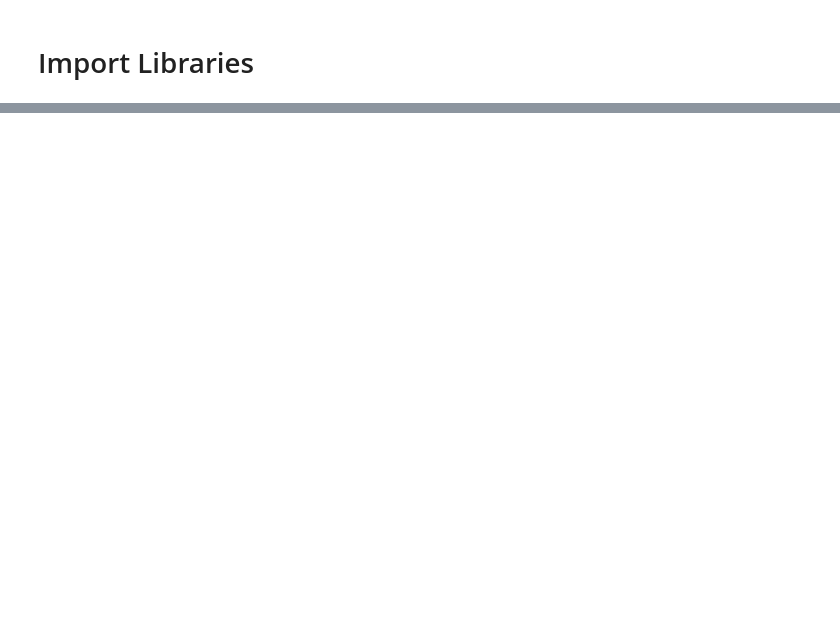
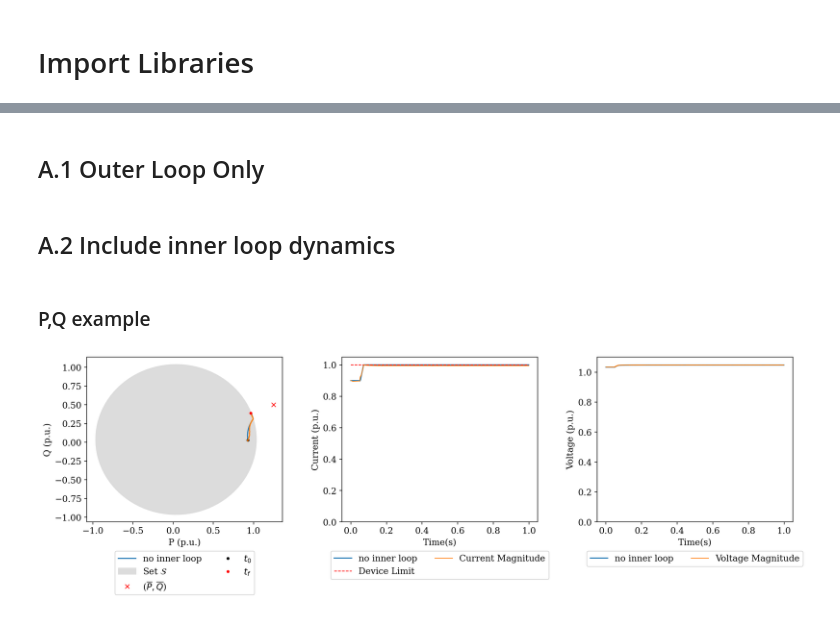
Before and after one commit to lpstreitmatter/Optimal-Safe-Converter-Control, a Jupyter notebook: Optimal_Safe_Converter_Control.ipynb, the cells around one changed output, grey strips where cells are left out. Saved outputs shown, nothing was run; the diff lists cells and outputs as text; code cells hidden in the pictures; blank space fills up the shorter version.

```diff
--- a/Optimal_Safe_Converter_Control.ipynb
+++ b/Optimal_Safe_Converter_Control.ipynb
@@ -71,0 +38,2 @@ def setpoint_change_with_inner_loop():
+# %% [markdown]
+## A.1 Outer Loop Only
@@ -71,0 +42,2 @@ def setpoint_change_with_inner_loop():
+# %% [markdown]
+## A.2 Include inner loop dynamics
@@ -71,0 +67,38 @@ def setpoint_change_with_inner_loop():
+# %% [markdown]
+### P,Q example
+# %%
+new_setpoints = [1500,600]
+x0 = np.array([3.0,0])
+
+freq_outer = 500
+freq_vol = 2000
+freq_cur = 10000
+
+
+ts_inner, Idq_of_t_inner,Vdq_of_t_inner,var1_of_t_inner,var2_of_t_inner = oc.oc_setpoint_change_with_il(new_setpoints, var_names, x0,
+                               r_i_val, l_i_val, r_g_val, l_g_val, c_val, Vg,
+                               Imag_lim_val,omega_nom_val,
+                               rho=0.01,alpha=0.00001, dt=1/freq_outer,
+                               starttime=starttime, endtime=endtime,
+                               freq_cur=freq_cur, freq_vol=freq_vol)
+
+ts, Idq_of_t,Vdq_of_t,var1_of_t,var2_of_t = oc.oc_setpoint_change(new_setpoints, var_names, x0, R, L, Vg,
+                        Imag_lim_val,omega_nom_val,
+                        rho=0.01,alpha=0.00001, dt=1/freq_outer,
+                        starttime=starttime, endtime=endtime)
+
+# Convert to per unit for presentation of results
+new_setpoints_pu = [new_setpoints[0]/S_base, new_setpoints[1]/S_base]
+fig,(ax1,ax2,ax3) = plt.subplots(1,3,figsize=(15,5))
+ax1.plot(var1_of_t/S_base, var2_of_t/S_base, label="no inner loop")
+ax2.plot(ts, np.linalg.norm(Idq_of_t,axis=0)/I_base,label="no inner loop")
+ax3.plot(ts, np.linalg.norm(Vdq_of_t,axis=0)/V_base,label="no inner loop")
+plot.plot_S(np.vstack([var1_of_t_inner/S_base,var2_of_t_inner/S_base]).T, new_setpoints_pu,var_names,
+           Imag_lim_val/I_base,v_nom_val/V_base,L/Z_base,R/Z_base,omega_nom_val,
+           units = ["p.u.","p.u."], ax = ax1, pu=True)
+plot.plot_magnitude_over_time(ts_inner, Idq_of_t_inner/I_base, current_lim = Imag_lim_val/I_base,ax = ax2,include_dq=False,var_name="Current (p.u.)")
+plot.plot_magnitude_over_time(ts_inner, Vdq_of_t_inner/V_base,ax = ax3,include_dq=False,var_name="Voltage (p.u.)")
+
+plt.tight_layout()
+# %% [output]
+[figure, added]
```
Also changed, not shown: parts of 25 cells of this notebook, 7 other files.
